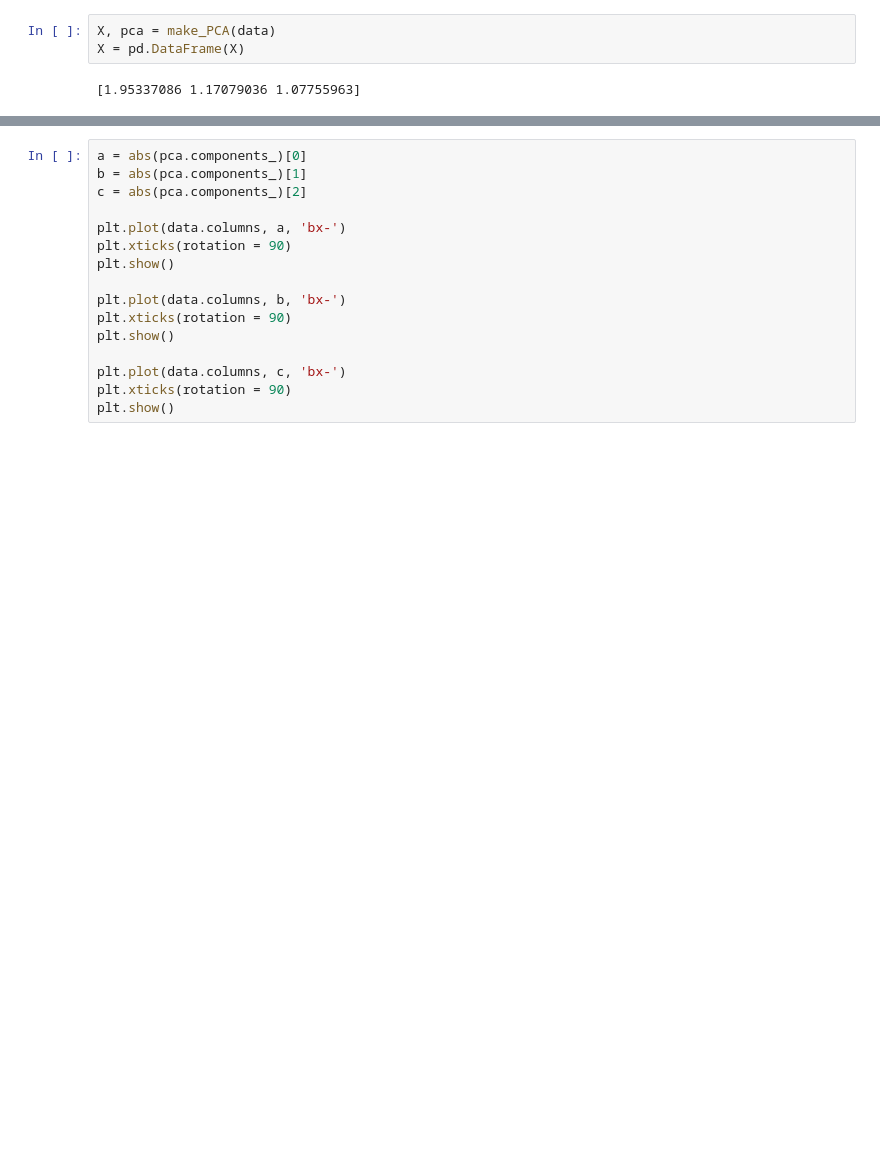
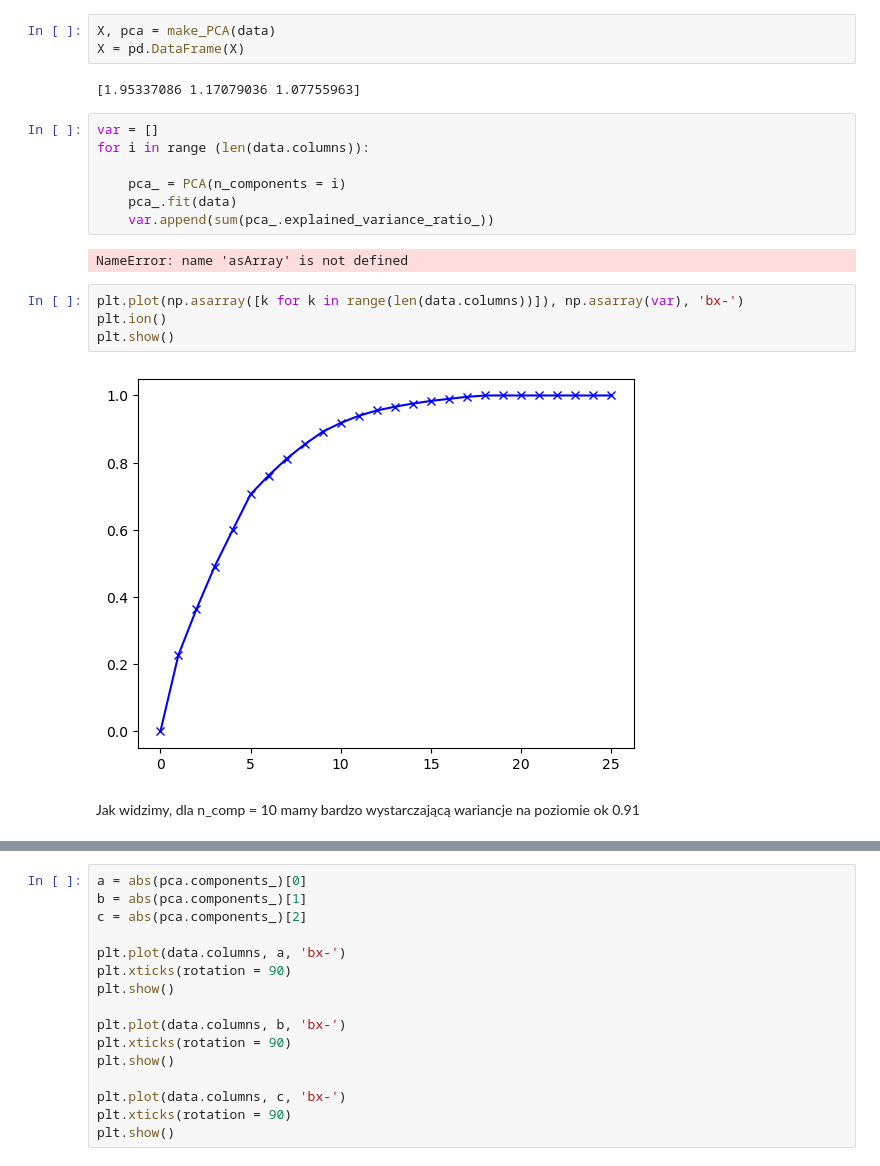
Before and after one commit to MajshiJD/ML_proj2, a Jupyter notebook: Proby/GMM_KM.ipynb, the cells around one changed output, grey strips where cells are left out. Drawn from its saved outputs; the diff is of its cells as text; blank space fills up the shorter version.

```diff
--- a/Proby/GMM_KM.ipynb
+++ b/Proby/GMM_KM.ipynb
@@ -36,4 +36,21 @@ X, pca = make_PCA(data)
 X = pd.DataFrame(X)
 # %% [output]
 [1.95337086 1.17079036 1.07755963]
+# %%
+var = []
+for i in range (len(data.columns)):
+
+    pca_ = PCA(n_components = i)
+    pca_.fit(data)
+    var.append(sum(pca_.explained_variance_ratio_))
+# %% [output]
+NameError: name 'asArray' is not defined
+# %%
+plt.plot(np.asarray([k for k in range(len(data.columns))]), np.asarray(var), 'bx-')
+plt.ion()
+plt.show()
+# %% [output]
+[figure, added]
+# %% [markdown]
+Jak widzimy, dla n_comp = 10 mamy bardzo wystarczającą wariancje na poziomie ok 0.91
 # %%
```
Also changed, not shown: parts of 8 cells of this notebook, 2 other files.
